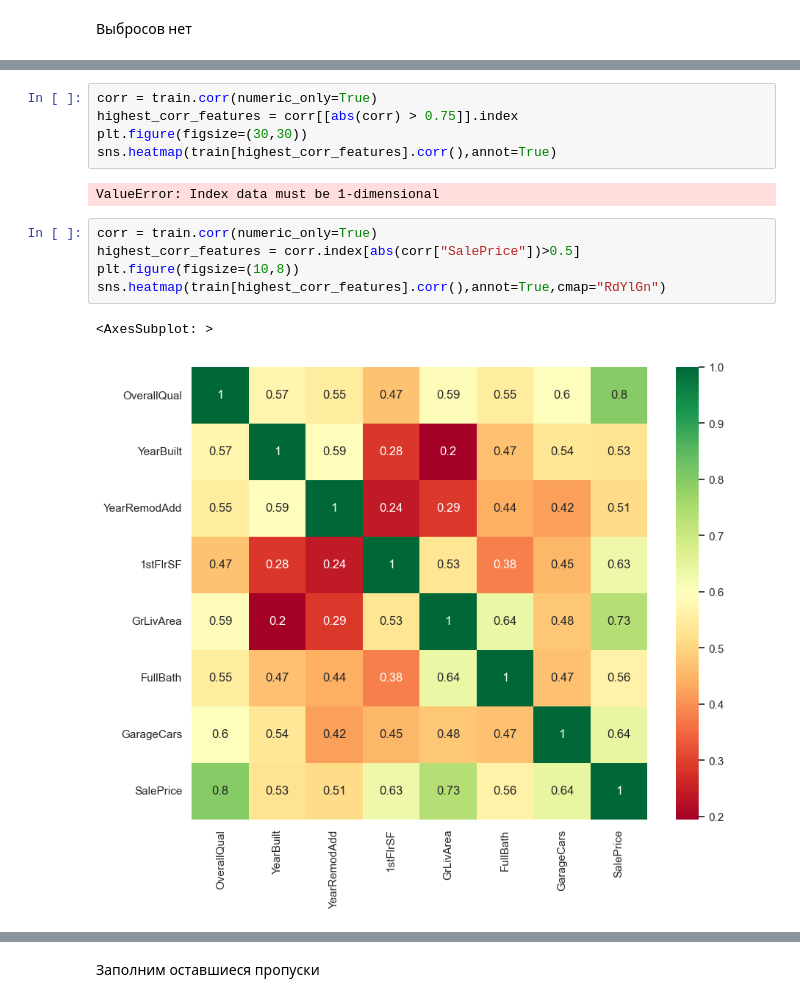
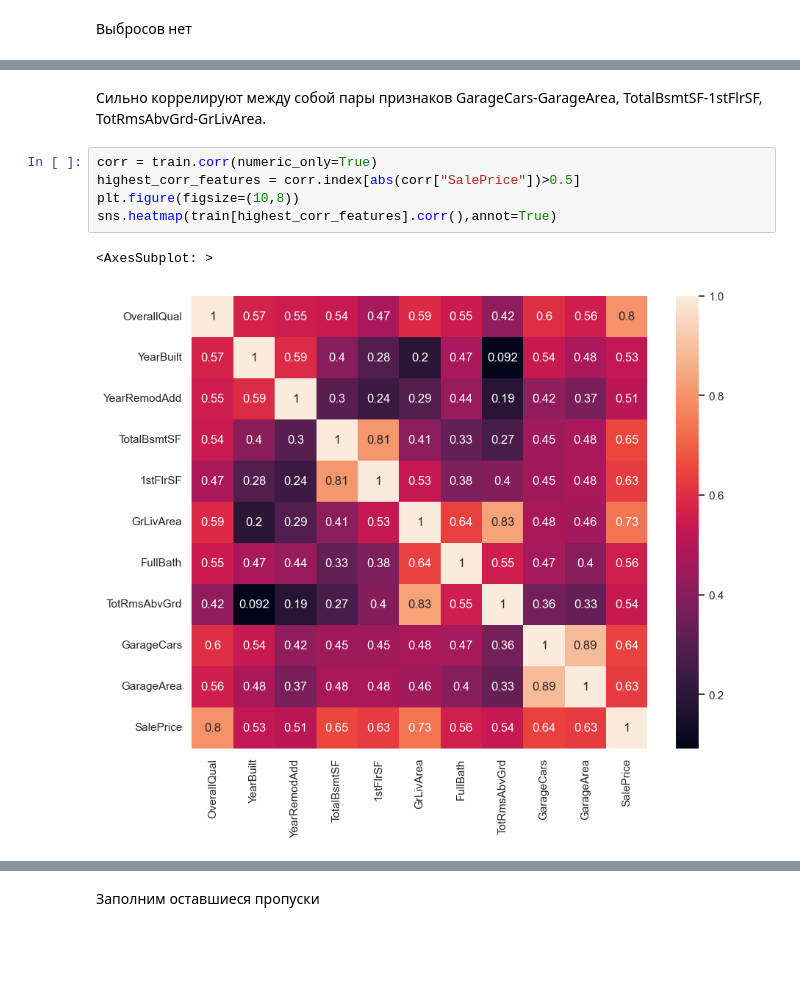
Before and after one commit to reboot2h/SberUniversity, a Jupyter notebook: Профильный модуль/Групповой проект 2/Групповой проект 2.ipynb, the cells around one changed output, grey strips where cells are left out. Saved outputs shown, nothing was run; the diff lists cells and outputs as text; blank space fills up the shorter version.

```diff
--- a/Профильный модуль/Групповой проект 2/Групповой проект 2.ipynb
+++ b/Профильный модуль/Групповой проект 2/Групповой проект 2.ipynb
@@ -245,15 +241,10 @@ Index(['MSSubClass', 'LotFrontage', 'LotArea', 'OverallQual', 'OverallCond',
+# %% [markdown]
+Сильно коррелируют между собой пары признаков GarageCars-GarageArea, TotalBsmtSF-1stFlrSF, TotRmsAbvGrd-GrLivArea.
 # %%
 corr = train.corr(numeric_only=True)
-highest_corr_features = corr[[abs(corr) > 0.75]].index
-plt.figure(figsize=(30,30))
+highest_corr_features = corr.index[abs(corr["SalePrice"])>0.5]
+plt.figure(figsize=(10,8))
 sns.heatmap(train[highest_corr_features].corr(),annot=True)
 # %% [output]
-ValueError: Index data must be 1-dimensional
+<AxesSubplot: >
+[figure, added]
-# %%
-corr = train.corr(numeric_only=True)
-highest_corr_features = corr.index[abs(corr["SalePrice"])>0.5]
-plt.figure(figsize=(10,8))
-sns.heatmap(train[highest_corr_features].corr(),annot=True,cmap="RdYlGn")
-# %% [output]
-<AxesSubplot: >
-[figure, removed]
```
Also changed, not shown: parts of 17 cells of this notebook.
